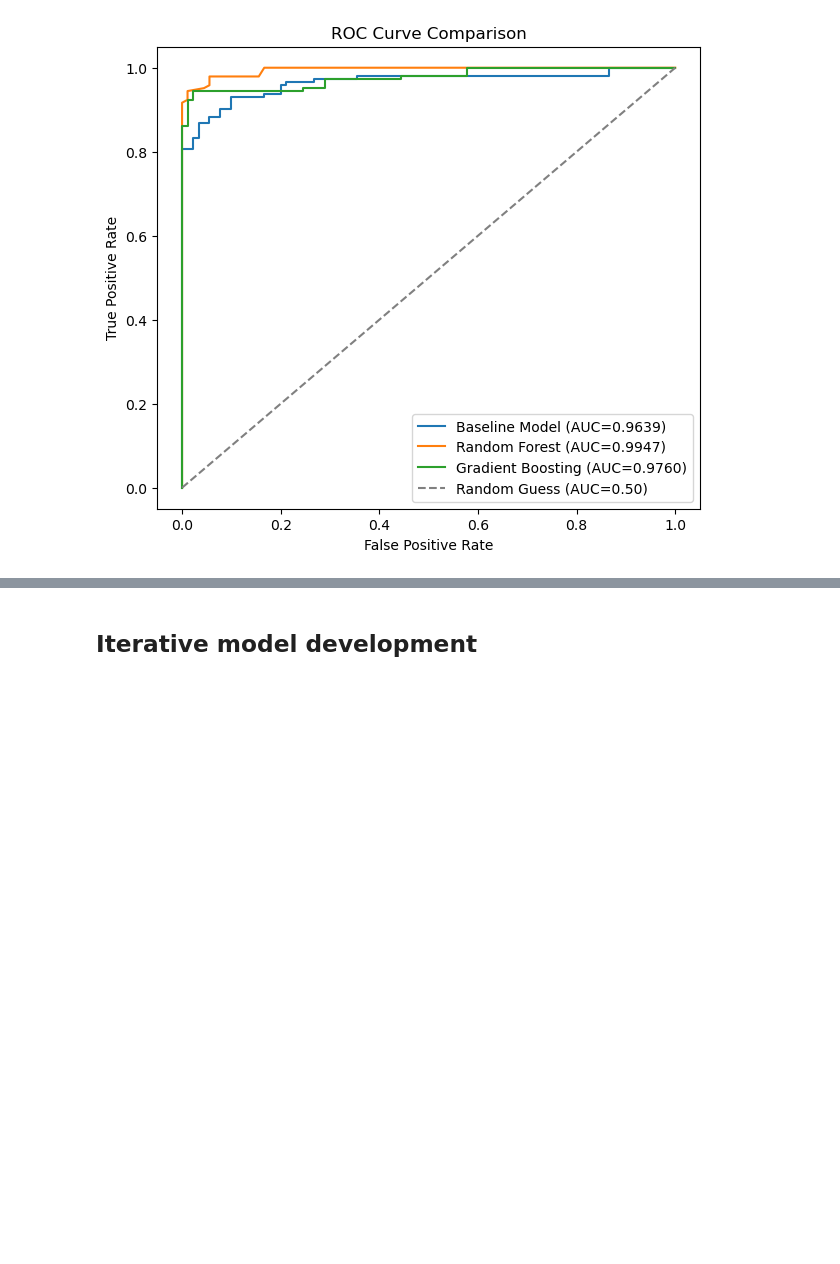
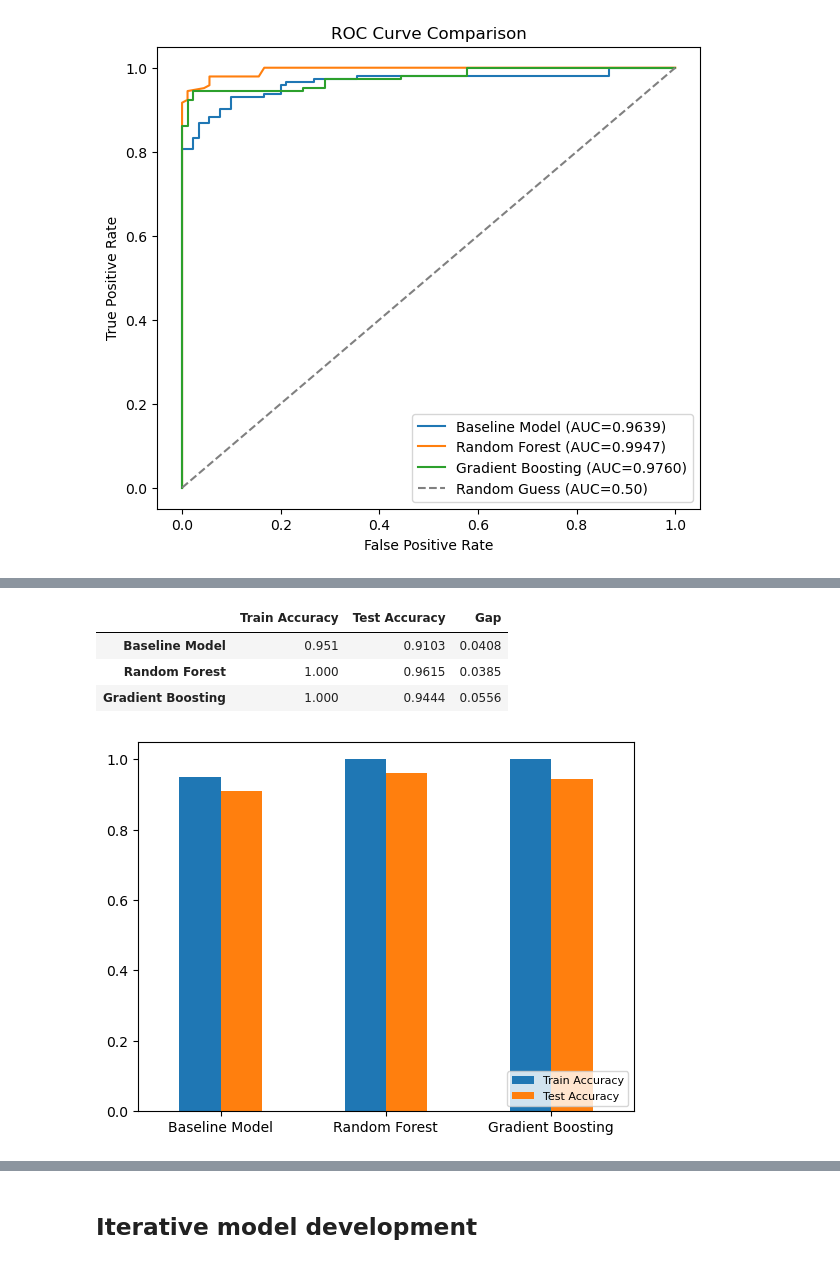
Before and after one commit to dennisho004/MLDP_Project, a Jupyter notebook: MLDP_Program_Codes_Submission_Template.ipynb, the cells around one changed output, grey strips where cells are left out. Cells and saved outputs as stored; diff of their text form; code cells hidden in the pictures; blank space fills up the shorter version.

Commit message:
Model Evaluation/Selection nearly completed (90%) - Will be changed/edited

```diff
--- a/MLDP_Program_Codes_Submission_Template.ipynb
+++ b/MLDP_Program_Codes_Submission_Template.ipynb
@@ -536,0 +557,34 @@ plt.show()
+# %%
+## Overfitting comparison
+
+overfitting_data = {
+    'Baseline Model': {
+        'Train Accuracy': logr.score(X_train, y_train),
+        'Test Accuracy': logr.score(X_test, y_test)
+    },
+    'Random Forest': {
+        'Train Accuracy': rf.score(X_train, y_train),
+        'Test Accuracy': rf.score(X_test, y_test)
+    },
+    'Gradient Boosting': {
+        'Train Accuracy': gb.score(X_train, y_train),
+        'Test Accuracy': gb.score(X_test, y_test)
+    }
+}
+
+overfit_df = pd.DataFrame(overfitting_data).T
+overfit_df['Gap'] = overfit_df['Train Accuracy'] - overfit_df['Test Accuracy']
+display(overfit_df.round(4))
+
+## Bar chart
+overfit_df[['Train Accuracy', 'Test Accuracy']].plot(kind='bar')
+plt.xticks(rotation=0)
+plt.legend(loc='lower right', fontsize=8)
+
+plt.show()
+# %% [output]
+|  | Train Accuracy | Test Accuracy | Gap |
+| Baseline Model | 0.951 | 0.9103 | 0.0408 |
+| Random Forest | 1.000 | 0.9615 | 0.0385 |
+| Gradient Boosting | 1.000 | 0.9444 | 0.0556 |
+[figure, added]
```
Also changed, not shown: parts of 8 cells of this notebook.
